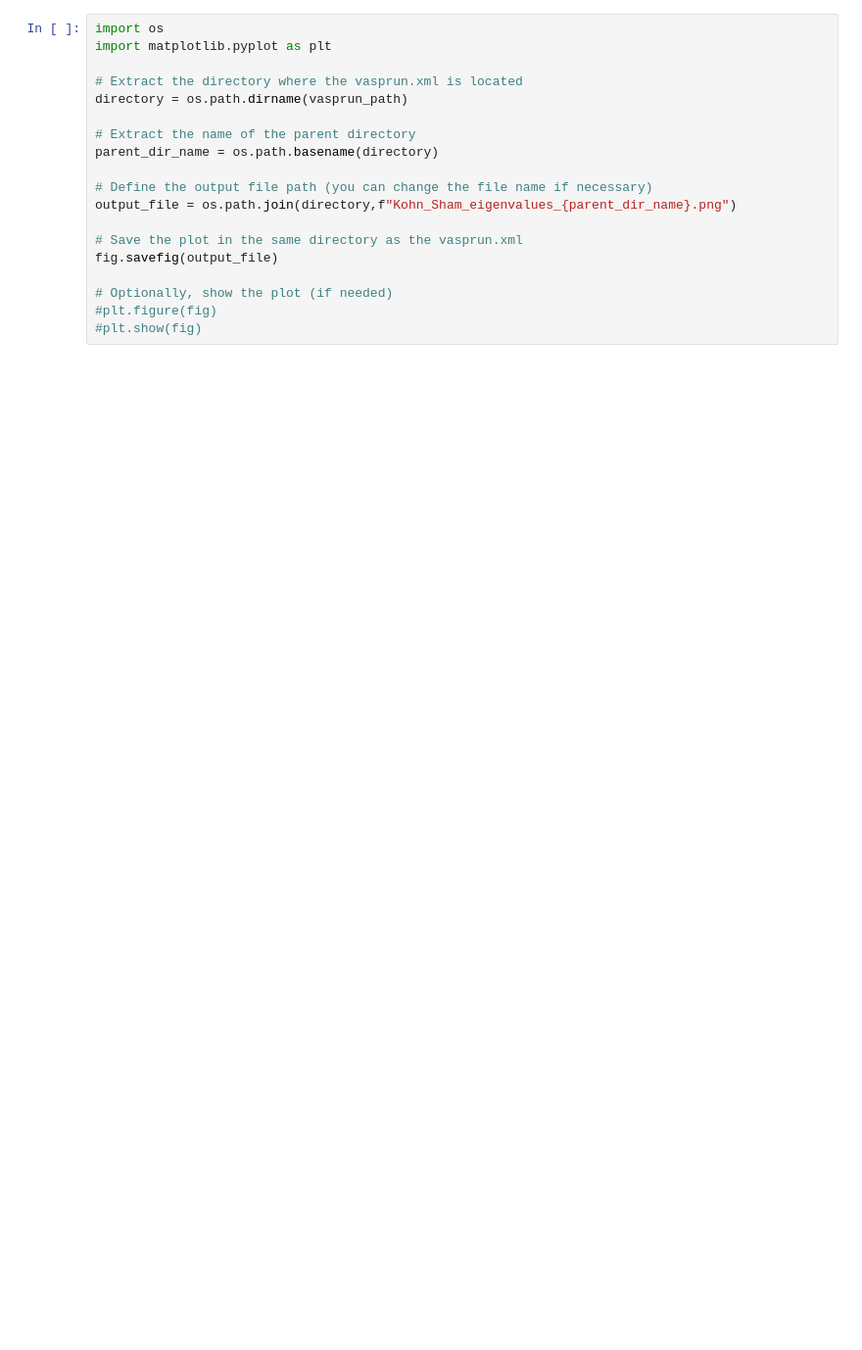
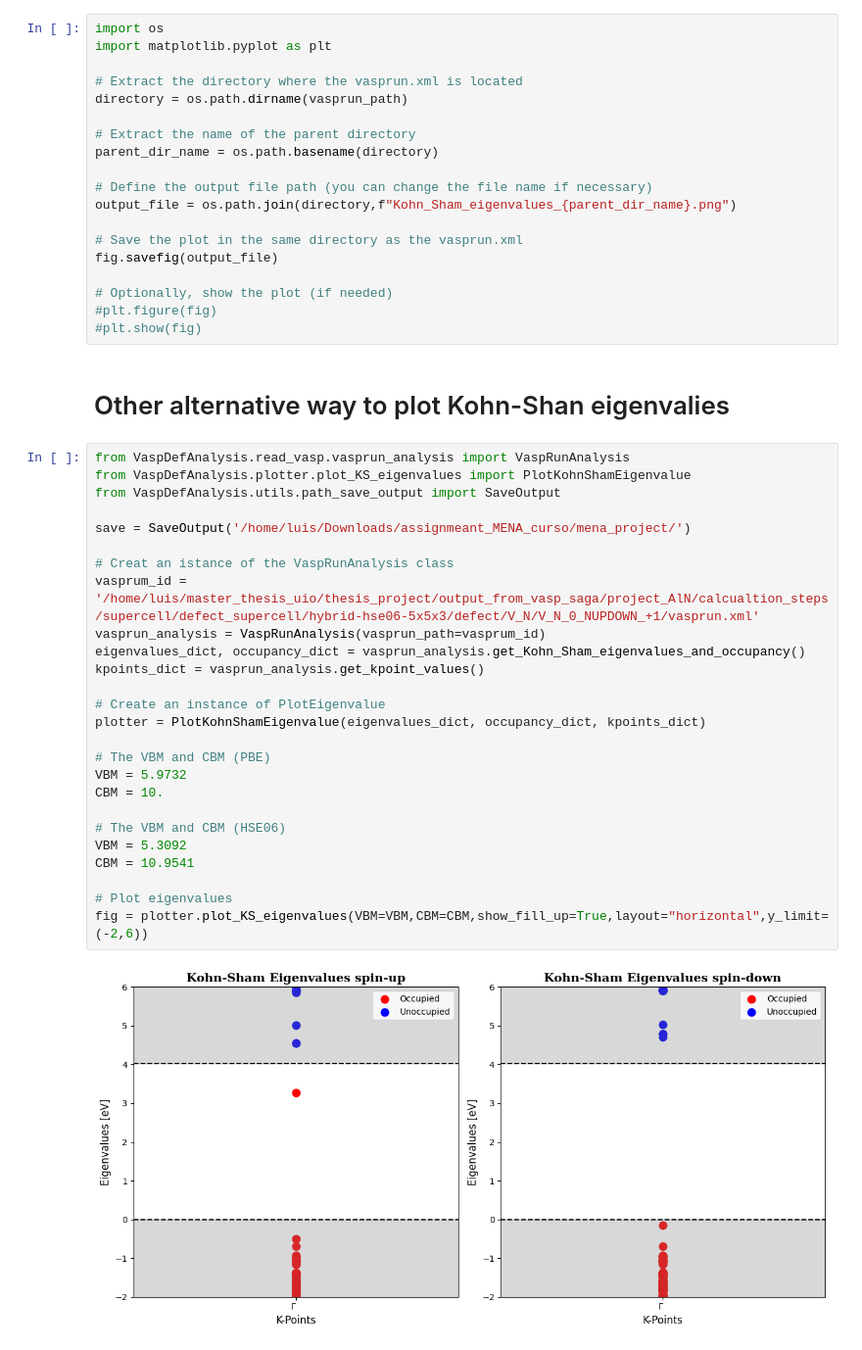
Before and after one commit to Luisrj14/VaspDefAnalysis, a Jupyter notebook: notebook/plot_KS_eigenvalues.ipynb, the cells around one changed output. Shown at 98% size. Saved outputs shown, nothing was run; the diff lists cells and outputs as text; blank space fills up the shorter version.

```diff
--- a/notebook/plot_KS_eigenvalues.ipynb
+++ b/notebook/plot_KS_eigenvalues.ipynb
@@ -55,3 +35,33 @@ fig.savefig(output_file)
 # Optionally, show the plot (if needed)
 #plt.figure(fig)
 #plt.show(fig)
+# %% [markdown]
+# Other alternative way to plot Kohn-Shan eigenvalies
+# %%
+from VaspDefAnalysis.read_vasp.vasprun_analysis import VaspRunAnalysis
+from VaspDefAnalysis.plotter.plot_KS_eigenvalues import PlotKohnShamEigenvalue
+from VaspDefAnalysis.utils.path_save_output import SaveOutput
+
+save = SaveOutput('/home/luis/Downloads/assignmeant_MENA_curso/mena_project/')
+
+# Creat an istance of the VaspRunAnalysis class
+vasprum_id = '/home/luis/master_thesis_uio/thesis_project/output_from_vasp_saga/project_AlN/calcualtion_steps/supercell/defect_supercell/hybrid-hse06-5x5x3/defect/V_N/V_N_0_NUPDOWN_+1/vasprun.xml'
+vasprun_analysis = VaspRunAnalysis(vasprun_path=vasprum_id)
+eigenvalues_dict, occupancy_dict = vasprun_analysis.get_Kohn_Sham_eigenvalues_and_occupancy()
+kpoints_dict = vasprun_analysis.get_kpoint_values()
+
+# Create an instance of PlotEigenvalue
+plotter = PlotKohnShamEigenvalue(eigenvalues_dict, occupancy_dict, kpoints_dict)
+
+# The VBM and CBM (PBE)
+VBM = 5.9732
+CBM = 10.
+
+# The VBM and CBM (HSE06)
+VBM = 5.3092
+CBM = 10.9541
+
+# Plot eigenvalues
+fig = plotter.plot_KS_eigenvalues(VBM=VBM,CBM=CBM,show_fill_up=True,layout="horizontal",y_limit=(-2,6))
+# %% [output]
+[figure, added]
```
Also changed, not shown: parts of 3 cells of this notebook, 1 other file.
